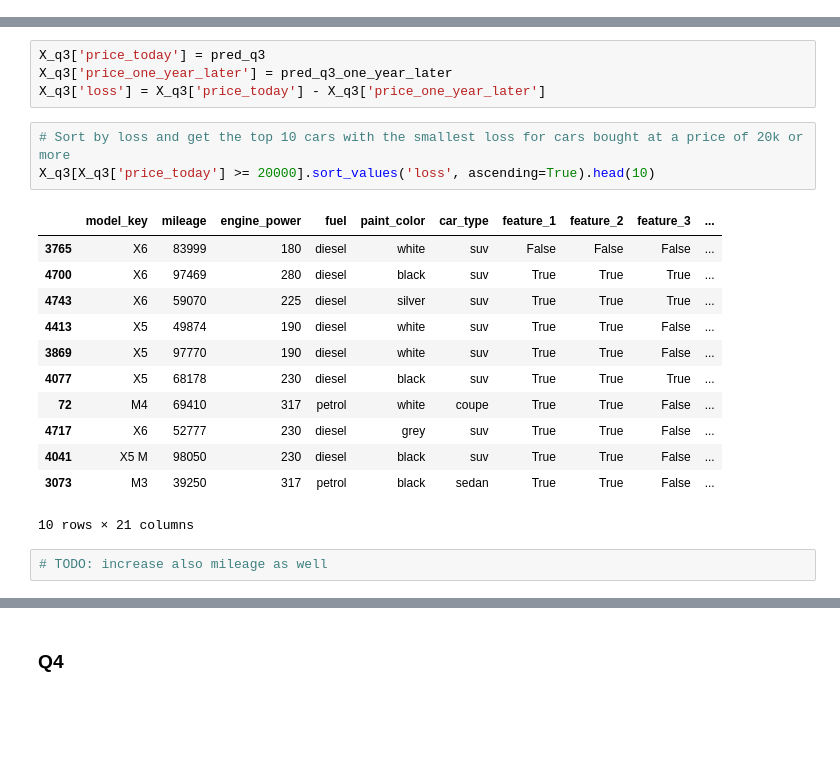
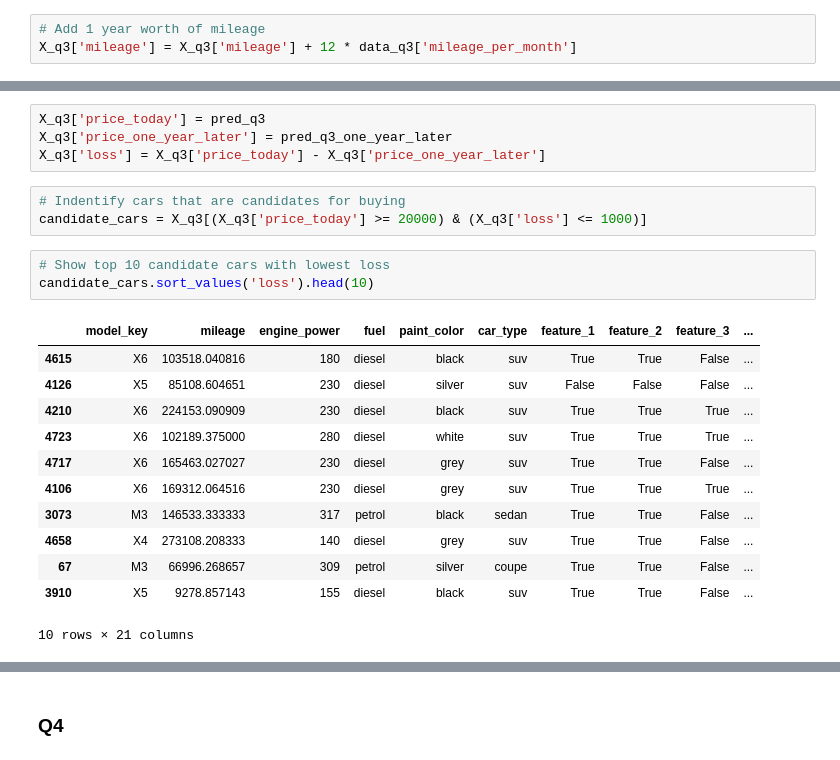
Before and after one commit to camontanezp/cars-price, a Jupyter notebook: notebooks/05_answer_questions.ipynb, the cells around one changed output, grey strips where cells are left out. Cells and saved outputs as stored; diff of their text form; blank space fills up the shorter version.

```diff
--- a/notebooks/05_answer_questions.ipynb
+++ b/notebooks/05_answer_questions.ipynb
@@ -124,6 +160,9 @@ pred_q3 = model.predict(X_q3)
 # %%
 # Add 1 year to the age_in_months_when_sold
 X_q3['age_in_months_when_sold'] = X_q3['age_in_months_when_sold'] + 12
+# %%
+# Add 1 year worth of mileage
+X_q3['mileage'] = X_q3['mileage'] + 12 * data_q3['mileage_per_month']
 # %%
 # Get estimated prices 1 year later
 pred_q3_one_year_later = model.predict(X_q3)
@@ -131,21 +170,22 @@ pred_q3_one_year_later = model.predict(X_q3)
 X_q3['price_today'] = pred_q3
 X_q3['price_one_year_later'] = pred_q3_one_year_later
 X_q3['loss'] = X_q3['price_today'] - X_q3['price_one_year_later']
-# %%
-# Sort by loss and get the top 10 cars with the smallest loss for cars bought at a price of 20k or more
-X_q3[X_q3['price_today'] >= 20000].sort_values('loss', ascending=True).head(10)
-# %% [output]
-|  | model_key | mileage | engine_power | fuel | paint_color | car_type | feature_1 | feature_2 | feature_3 | ... |
-| 3765 | X6 | 83999 | 180 | diesel | white | suv | False | False | False | ... |
-| 4700 | X6 | 97469 | 280 | diesel | black | suv | True | True | True | ... |
-| 4743 | X6 | 59070 | 225 | diesel | silver | suv | True | True | True | ... |
-| 4413 | X5 | 49874 | 190 | diesel | white | suv | True | True | False | ... |
-| 3869 | X5 | 97770 | 190 | diesel | white | suv | True | True | False | ... |
-| 4077 | X5 | 68178 | 230 | diesel | black | suv | True | True | True | ... |
-| 72 | M4 | 69410 | 317 | petrol | white | coupe | True | True | False | ... |
-| 4717 | X6 | 52777 | 230 | diesel | grey | suv | True | True | False | ... |
-| 4041 | X5 M | 98050 | 230 | diesel | black | suv | True | True | False | ... |
-| 3073 | M3 | 39250 | 317 | petrol | black | sedan | True | True | False | ... |
-10 rows × 21 columns
-# %%
-# TODO: increase also mileage as well
+# %%
+# Indentify cars that are candidates for buying
+candidate_cars = X_q3[(X_q3['price_today'] >= 20000) & (X_q3['loss'] <= 1000)]
+# %%
+# Show top 10 candidate cars with lowest loss
+candidate_cars.sort_values('loss').head(10)
+# %% [output]
+|  | model_key | mileage | engine_power | fuel | paint_color | car_type | feature_1 | feature_2 | feature_3 | ... |
+| 4615 | X6 | 103518.040816 | 180 | diesel | black | suv | True | True | False | ... |
+| 4126 | X5 | 85108.604651 | 230 | diesel | silver | suv | False | False | False | ... |
+| 4210 | X6 | 224153.090909 | 230 | diesel | black | suv | True | True | True | ... |
+| 4723 | X6 | 102189.375000 | 280 | diesel | white | suv | True | True | True | ... |
+| 4717 | X6 | 165463.027027 | 230 | diesel | grey | suv | True | True | False | ... |
+| 4106 | X6 | 169312.064516 | 230 | diesel | grey | suv | True | True | True | ... |
+| 3073 | M3 | 146533.333333 | 317 | petrol | black | sedan | True | True | False | ... |
+| 4658 | X4 | 273108.208333 | 140 | diesel | grey | suv | True | True | False | ... |
+| 67 | M3 | 66996.268657 | 309 | petrol | silver | coupe | True | True | False | ... |
+| 3910 | X5 | 9278.857143 | 155 | diesel | black | suv | True | True | False | ... |
+10 rows × 21 columns
```
Also changed, not shown: parts of 33 cells of this notebook.
